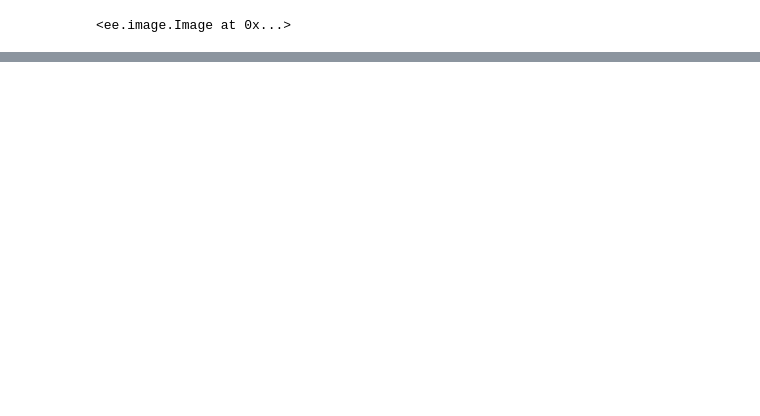
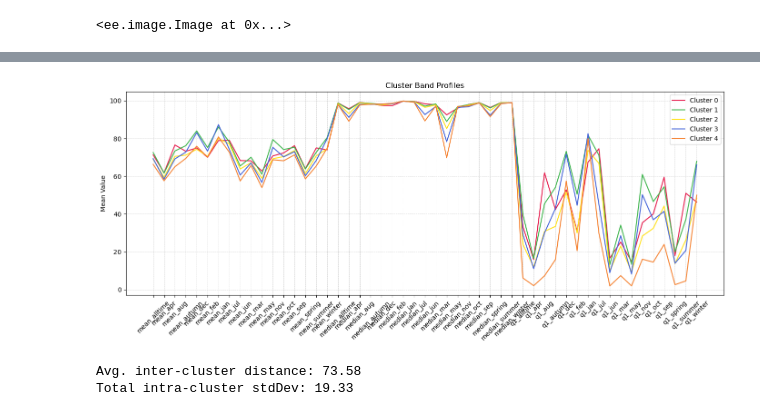
Before and after one commit to GeliezaK/master_thesis, a Jupyter notebook: src/extract_datasets_gee.ipynb, the cells around one changed output, grey strips where cells are left out. Saved outputs shown, nothing was run; the diff lists cells and outputs as text; code cells hidden in the pictures; blank space fills up the shorter version.

```diff
--- a/src/extract_datasets_gee.ipynb
+++ b/src/extract_datasets_gee.ipynb
@@ -415,0 +906,14 @@ task.start()
+# %%
+
+cluster_colors = ['#e6194b', '#3cb44b', '#ffe119', '#4363d8', '#f58231',  '#991122']  # red, green, yellow, blue, orange
+viz_params = {
+    'min': 0,
+    'max': n_clusters - 1,
+    'palette': cluster_colors[:n_clusters]
+}
+
+
+Map = geemap.Map()
+Map.centerObject(bergen_roi, 10)
+Map.addLayer(result, viz_params, f"KMeans Clusters (k={n_clusters})")
+Map
@@ -415,0 +979,36 @@ task.start()
+# %%
+df = pd.read_csv("../data/cluster_statistics_k5_trainsize100000.csv")
+#df.loc[df['band'].str.contains('mean', case=False, na=False), 'mean'] *= 100
+
+pivot_df = df.pivot(index='cluster', columns='band', values='mean').reset_index()
+
+plt.figure(figsize=(14, 6))  # Wider and a bit taller
+
+for i, row in pivot_df.iterrows():
+    plt.plot(pivot_df.columns[1:], row[1:], label=f'Cluster {int(row["cluster"])}', color=cluster_colors[i])
+
+plt.legend()
+plt.title("Cluster Band Profiles")
+plt.ylabel("Mean Value")
+plt.xticks(rotation=45)
+plt.grid(True, which='both', linestyle='--', linewidth=0.5, alpha=0.7)  # Add gridlines
+plt.tight_layout()
+plt.savefig(f"../output/cluster_band_profiles_k{n_clusters}.png")
+plt.show()
+# %% [output]
+[figure, added]
+# %%
+from scipy.spatial.distance import pdist
+import numpy as np
+# Analyze discriminability
+
+centroids = pivot_df.drop(columns=['cluster']).values
+inter_cluster_distance = pdist(centroids).mean()  # Euclidean distance
+print(f"Avg. inter-cluster distance: {inter_cluster_distance:.2f}")
+
+# Intra-cluster variance
+intra_variance = df.groupby('cluster')['stdDev'].mean().sum()
+print(f"Total intra-cluster stdDev: {intra_variance:.2f}")
+# %% [output]
+Avg. inter-cluster distance: 73.58
+Total intra-cluster stdDev: 19.33
```
Also changed, not shown: parts of 24 cells of this notebook, 8 other files.
